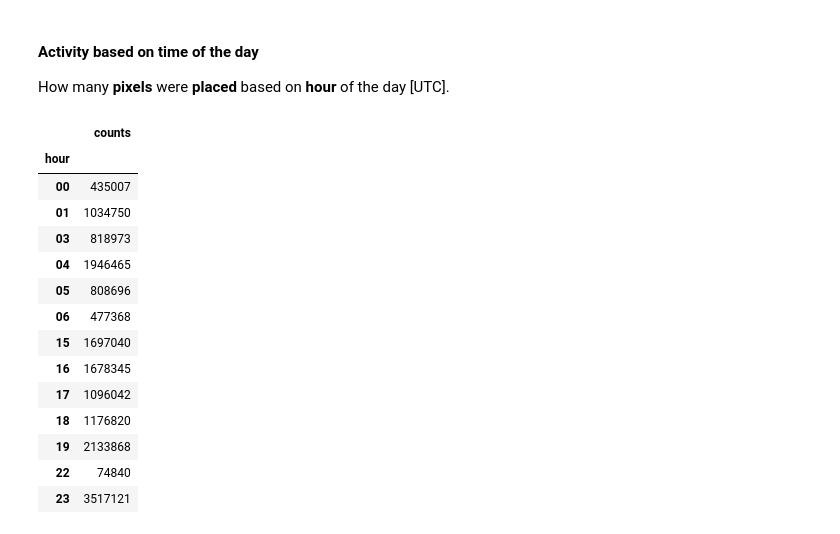
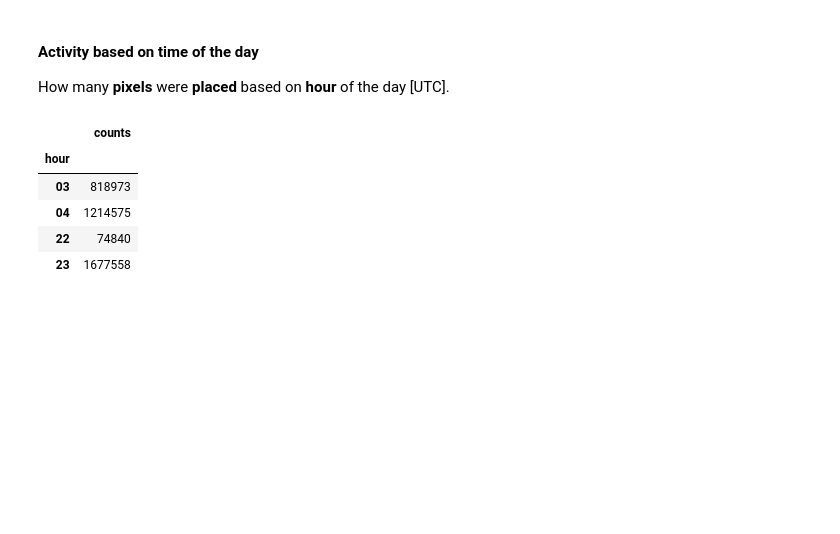
Before and after one commit to D-Mielewczyk/r-place-analysis, a Jupyter notebook: main.ipynb, the cells around one changed output. Drawn from its saved outputs; the diff is of its cells as text; code cells hidden in the pictures; blank space fills up the shorter version.

```diff
--- a/main.ipynb
+++ b/main.ipynb
@@ -5,7 +5,7 @@ import datetime
 
 dfs = []
 # Data is split into 79 files
-for i in range(1,10):
+for i in range(3,5):
     df = pd.read_csv(f"data/2022_place_canvas_history-00000000000{i}.csv.gzip", compression="gzip")
     dfs.append(df)
 df = pd.concat(dfs)
@@ -163,25 +184,16 @@ fig.savefig('./plots/pixels_heatmap.pdf')
 #### Activity based on time of the day
 How many **pixels** were **placed** based on **hour** of the day [UTC].
 # %%
-hourly = df["timestamp"].dt.strftime('%H').reset_index(drop=True)
+hourly = df["timestamp"].dt.strftime('%H')
 hourly = hourly.value_counts().rename_axis("hour").to_frame("counts").sort_index()
 hourly
 # %% [output]
 |  | counts |
 | hour |  |
-| 00 | 435007 |
-| 01 | 1034750 |
 | 03 | 818973 |
-| 04 | 1946465 |
-| 05 | 808696 |
-| 06 | 477368 |
-| 15 | 1697040 |
-| 16 | 1678345 |
-| 17 | 1096042 |
-| 18 | 1176820 |
-| 19 | 2133868 |
+| 04 | 1214575 |
 | 22 | 74840 |
-| 23 | 3517121 |
+| 23 | 1677558 |
 # %%
 fig, ax = plt.subplots(figsize=figsize)
 ax.bar(hourly.index.values, hourly["counts"])
```
Also changed, not shown: parts of 13 cells of this notebook, 9 other files.
